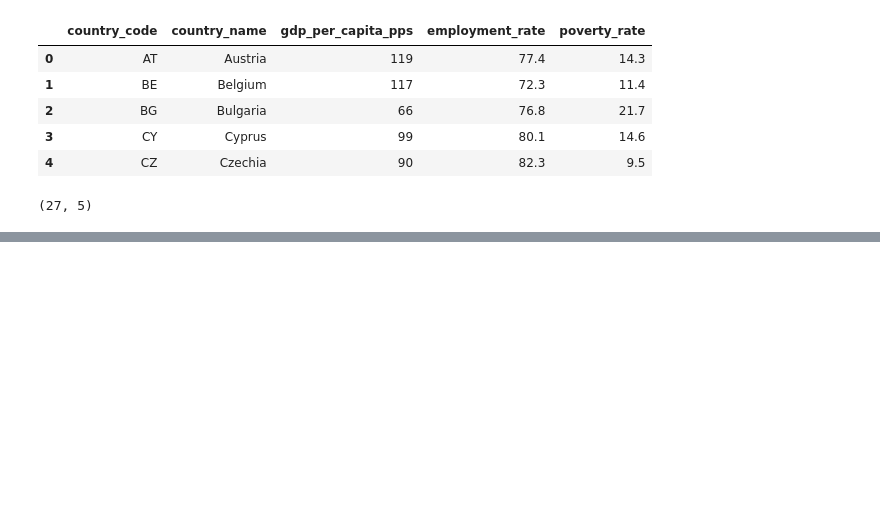
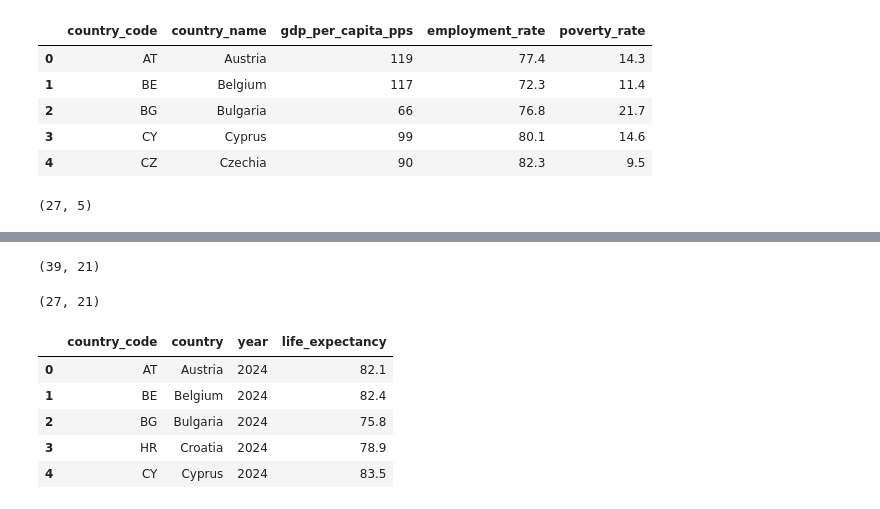
Before and after one commit to eljesam/DAV_Eljesa_Repeat, a Jupyter notebook: Notebooks/EQLI_analysis.ipynb, the cells around one changed output, grey strips where cells are left out. Saved outputs shown, nothing was run; the diff lists cells and outputs as text; code cells hidden in the pictures; blank space fills up the shorter version.

```diff
--- a/Notebooks/EQLI_analysis.ipynb
+++ b/Notebooks/EQLI_analysis.ipynb
@@ -435,0 +451,16 @@ eqli_data.to_csv(
+# %%
+life_expectancy_2024 = life_expectancy[
+    life_expectancy["TIME_PERIOD"] == 2024
+].copy()
+
+life_expectancy_2024.shape
+# %% [output]
+(39, 21)
+# %%
+life_expectancy_eu27 = life_expectancy_2024[
+    life_expectancy_2024["geo"].isin(eu27)
+].copy()
+
+life_expectancy_eu27.shape
+# %% [output]
+(27, 21)
@@ -435,0 +483,15 @@ eqli_data.to_csv(
+# %%
+life_expectancy_clean = (
+    life_expectancy_clean
+    .sort_values("country")
+    .reset_index(drop=True)
+)
+
+life_expectancy_clean.head()
+# %% [output]
+|  | country_code | country | year | life_expectancy |
+| 0 | AT | Austria | 2024 | 82.1 |
+| 1 | BE | Belgium | 2024 | 82.4 |
+| 2 | BG | Bulgaria | 2024 | 75.8 |
+| 3 | HR | Croatia | 2024 | 78.9 |
+| 4 | CY | Cyprus | 2024 | 83.5 |
```
Also changed, not shown: parts of 10 cells of this notebook, 3 other files.
